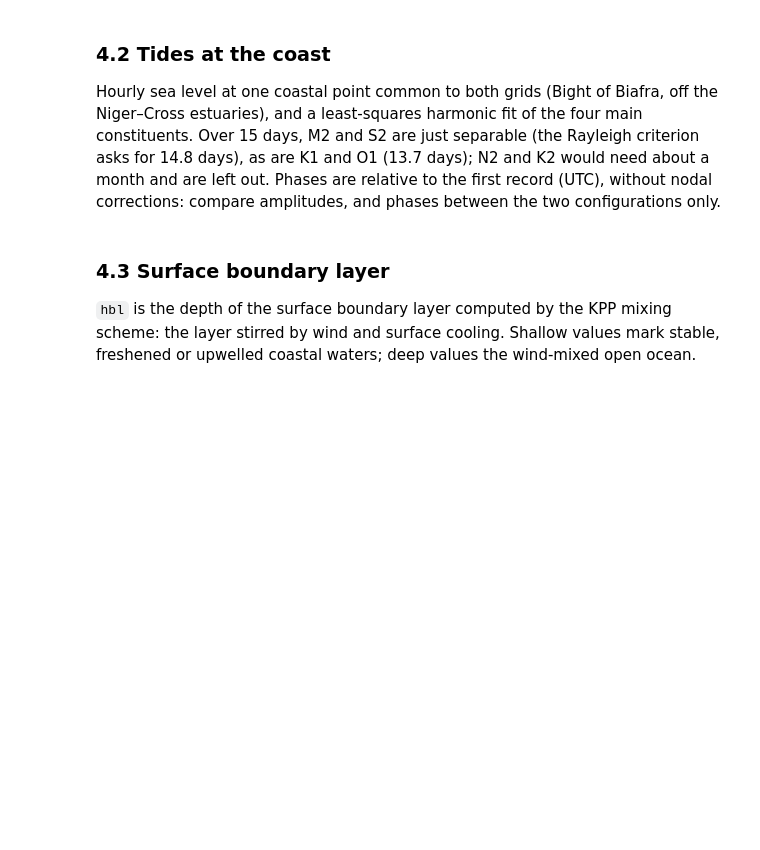
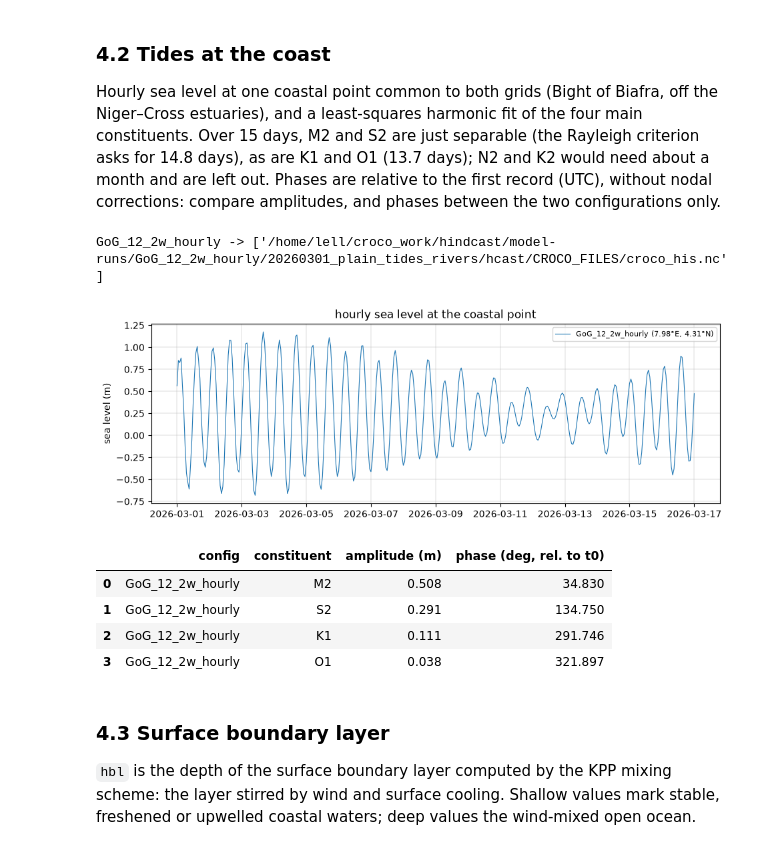
Before and after one commit to GGOSSS-Summer-School/GGOSSS-2026, a Jupyter notebook: 05-modelling/croco_work/notebooks/croco_analysis_GoG12_IGOG36.ipynb, the cells around one changed output. Drawn from its saved outputs; the diff is of its cells as text; code cells hidden in the pictures; blank space fills up the shorter version.

```diff
--- a/05-modelling/croco_work/notebooks/croco_analysis_GoG12_IGOG36.ipynb
+++ b/05-modelling/croco_work/notebooks/croco_analysis_GoG12_IGOG36.ipynb
@@ -40,12 +48,12 @@ warnings.filterwarnings("ignore", category=UserWarning, message="No artists with
 
 YORIG  = 1993                                   # time origin of every hindcast file
 BUILD  = "plain_tides_rivers"                   # the binary the hindcast was run with
-PERIOD = ("2026-06-01T00:00", "2026-06-15T23:59")
+PERIOD = ("2026-03-01T00:00", "2026-05-29T23:59")
 RHO0   = 1025.0                                 # reference density (kg m-3)
 ROOT   = os.path.expanduser("~/croco_work/hindcast/model-runs")
 FIGS   = os.path.expanduser("~/croco_work/notebooks/figures/analysis"); os.makedirs(FIGS, exist_ok=True)
 
 FILES = {name: sorted(glob.glob(f"{ROOT}/{name}/2026????_{BUILD}/hcast/CROCO_FILES/croco_his.nc"))
-         for name in ["GoG_12", "IGOG_36"]}
+         for name in ["GoG_12_3months", "IGoG_36_3months"]}
 for k, v in FILES.items():
     print(k, "->", v if v else "NO FILE FOUND (run the hindcast first)")
@@ -62,7 +73,7 @@ for k, v in FILES.items():
   `at_depth` interpolates a field to a fixed depth.
 # %%
 def open_croco(files, yorig=YORIG, period=PERIOD, chunks={"time": 24}):
-    ds = xr.open_mfdataset(files, combine="nested", concat_dim="time", decode_times=False, chunks=chunks,
+    ds = xr.open_mfdataset(files, combine="nested", concat_dim="time", decode_times=True, chunks=chunks,
                            data_vars="minimal", coords="minimal", compat="override")
     t = pd.Timestamp(f"{yorig}-01-01") + pd.to_timedelta(ds["time"].values, unit="s")
     ds = ds.assign_coords(time=("time", t))
@@ -389,33 +449,49 @@ the two configurations only.
 # %%
 POINT = (8.0, 4.3)                                                 # lon, lat
 PERIODS_H = {"M2": 12.4206012, "S2": 12.0, "K1": 23.9344696, "O1": 25.8193417}
+FILES = {name: sorted(glob.glob(f"{ROOT}/{name}/2026????_{BUILD}/hcast/CROCO_FILES/croco_his.nc"))
+         for name in ["GoG_12_2w_hourly"]}
+for k, v in FILES.items():
+    print(k, "->", v if v else "NO FILE FOUND (run the hindcast first)")
+
+hourly = open_croco(v)
+DS2 = {}
+DS2[k] = hourly
 
 def nearest_wet(ds, lon0, lat0):
     d = (ds.lon_rho - lon0) ** 2 + (ds.lat_rho - lat0) ** 2
     d = d.where(ds.mask_rho == 1)
     j, i = np.unravel_index(int(np.argmin(d.fillna(1e9).values)), d.shape)
     return j, i
 
 rows = []
 fig, ax = plt.subplots(figsize=(11, 3.5))
-for name, ds in DS.items():
+for name, ds in DS2.items():
     j, i = nearest_wet(ds, *POINT)
     ssh = ds.zeta.isel(eta_rho=j, xi_rho=i).compute()
     t_h = (ssh.time - ssh.time[0]) / np.timedelta64(1, "h")
     dt_h = float(np.median(np.diff(t_h))); span_d = float(t_h[-1]) / 24
     ax.plot(ssh.time, ssh, lw=0.8, label=f"{name} ({float(ds.lon_rho[j, i]):.2f}°E, {float(ds.lat_rho[j, i]):.2f}°N)")
     if dt_h > 1.5 or span_d < 14.8:
         print(f"{name}: records every {dt_h:.1f} h over {span_d:.1f} d -- too sparse/short for a harmonic fit"); continue
     cols = [np.ones_like(t_h)]
     for p in PERIODS_H.values():
         w = 2 * np.pi / p; cols += [np.cos(w * t_h), np.sin(w * t_h)]
     coef, *_ = np.linalg.lstsq(np.column_stack(cols), ssh.values, rcond=None)
     for k, c in enumerate(PERIODS_H):
         a, b = coef[1 + 2 * k], coef[2 + 2 * k]
         rows.append([name, c, np.hypot(a, b), np.degrees(np.arctan2(b, a)) % 360])
 ax.set_ylabel("sea level (m)"); ax.legend(fontsize=8); ax.grid(lw=0.3); ax.set_title("hourly sea level at the coastal point")
 plt.savefig(f"{FIGS}/4_2_tide_point.png", dpi=150); plt.show()
 pd.DataFrame(rows, columns=["config", "constituent", "amplitude (m)", "phase (deg, rel. to t0)"]).round(3)
+# %% [output]
+GoG_12_2w_hourly -> ['/home/lell/croco_work/hindcast/model-runs/GoG_12_2w_hourly/20260301_plain_tides_rivers/hcast/CROCO_FILES/croco_his.nc']
+[figure, added]
+|  | config | constituent | amplitude (m) | phase (deg, rel. to t0) |
+| 0 | GoG_12_2w_hourly | M2 | 0.508 | 34.830 |
+| 1 | GoG_12_2w_hourly | S2 | 0.291 | 134.750 |
+| 2 | GoG_12_2w_hourly | K1 | 0.111 | 291.746 |
+| 3 | GoG_12_2w_hourly | O1 | 0.038 | 321.897 |
 # %% [markdown]
 ### 4.3 Surface boundary layer
 `hbl` is the depth of the surface boundary layer computed by the KPP mixing scheme: the layer stirred by wind and
```
Also changed, not shown: parts of 17 cells of this notebook, 50 other files.
